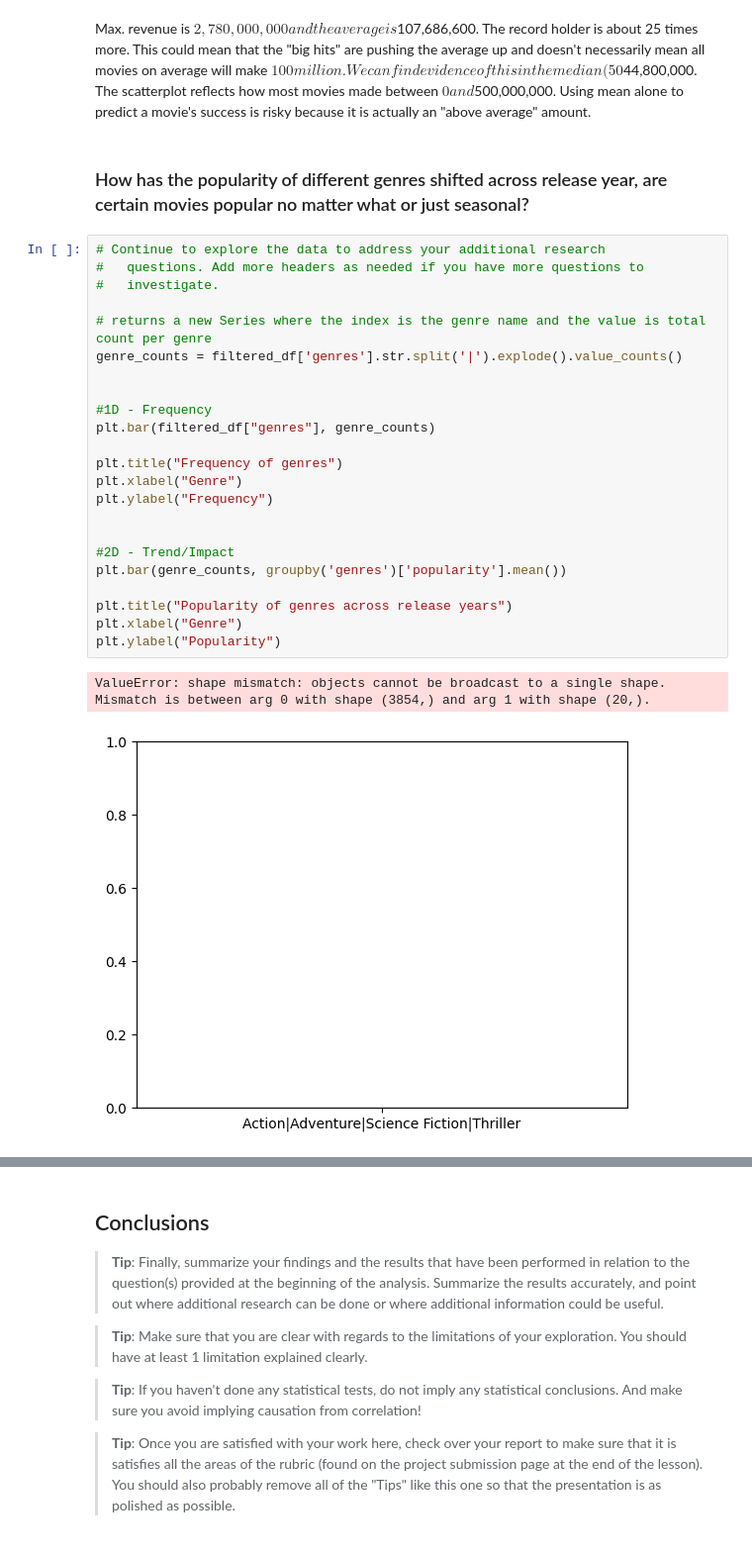
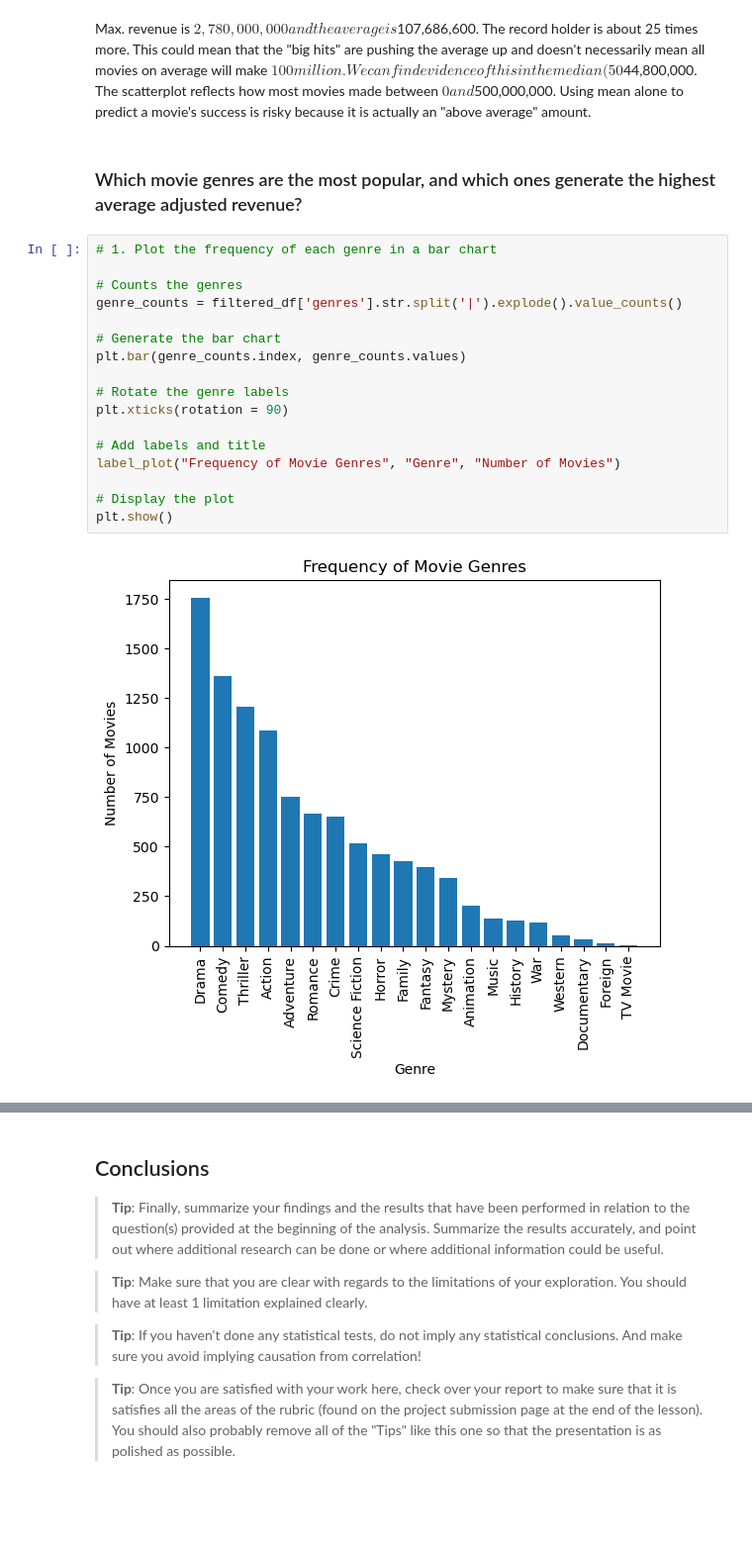
Before and after one commit to CV145/investigate_a_dataset-copy, a Jupyter notebook: Investigate_a_Dataset (5).ipynb, the cells around one changed output, grey strips where cells are left out. Shown at 99% size. Saved outputs shown, nothing was run; the diff lists cells and outputs as text; blank space fills up the shorter version.

```diff
--- a/Investigate_a_Dataset (5).ipynb
+++ b/Investigate_a_Dataset (5).ipynb
@@ -321,31 +319,24 @@ selected_columns.describe()
 | max | 4.250000e+08 | 338.000000 | 32.985763 | 2.781506e+09 |
 # %% [markdown]
 Max. revenue is $2,780,000,000 and the average is $107,686,600. The record holder is about 25 times more. This could mean that the "big hits" are pushing the average up and doesn't necessarily mean all movies on average will make $100 million. We can find evidence of this in the median (50%) which is $44,800,000. The scatterplot reflects how most movies made between $0 and $500,000,000. Using mean alone to predict a movie's success is risky because it is actually an "above average" amount.
-# %% [markdown]
-### How has the popularity of different genres shifted across release year, are certain movies popular no matter what or just seasonal?
-# %%
-# Continue to explore the data to address your additional research
-#   questions. Add more headers as needed if you have more questions to
-#   investigate.
-
-# returns a new Series where the index is the genre name and the value is total count per genre
-genre_counts = filtered_df['genres'].str.split('|').explode().value_counts()
-
-
-#1D - Frequency
-plt.bar(filtered_df["genres"], genre_counts)
-
-plt.title("Frequency of genres")
-plt.xlabel("Genre")
-plt.ylabel("Frequency")
-
-
-#2D - Trend/Impact
-plt.bar(genre_counts, groupby('genres')['popularity'].mean())
-
-plt.title("Popularity of genres across release years")
-plt.xlabel("Genre")
-plt.ylabel("Popularity")
-# %% [output]
-ValueError: shape mismatch: objects cannot be broadcast to a single shape.  Mismatch is between arg 0 with shape (3854,) and arg 1 with shape (20,).
-[figure, removed]
+# %% [markdown]
+### Which movie genres are the most popular, and which ones generate the highest average adjusted revenue?
+# %%
+# 1. Plot the frequency of each genre in a bar chart
+
+# Counts the genres
+genre_counts = filtered_df['genres'].str.split('|').explode().value_counts()
+
+# Generate the bar chart
+plt.bar(genre_counts.index, genre_counts.values)
+
+# Rotate the genre labels
+plt.xticks(rotation = 90)
+
+# Add labels and title
+label_plot("Frequency of Movie Genres", "Genre", "Number of Movies")
+
+# Display the plot
+plt.show()
+# %% [output]
+[figure, added]
```
Also changed, not shown: parts of 7 cells of this notebook.
